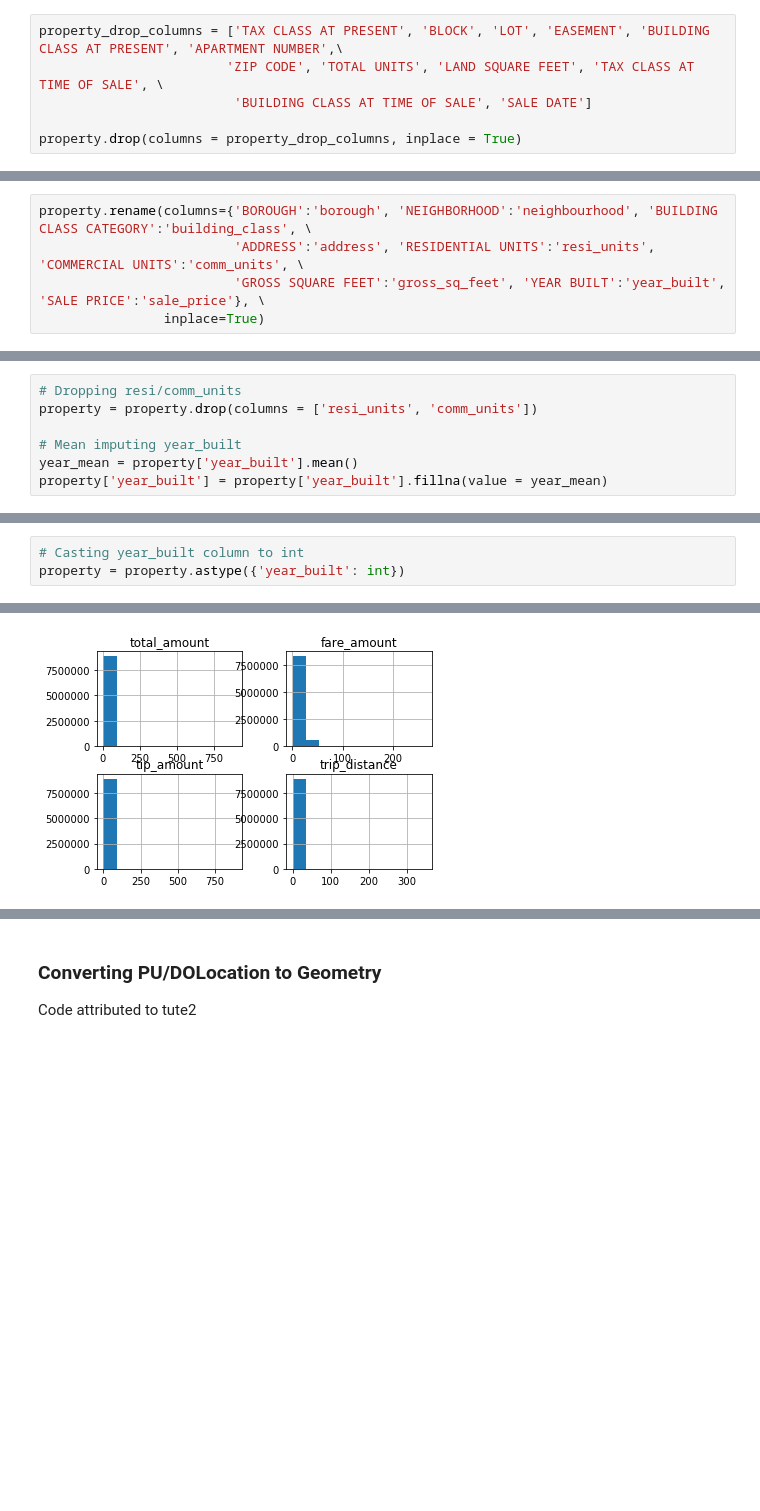
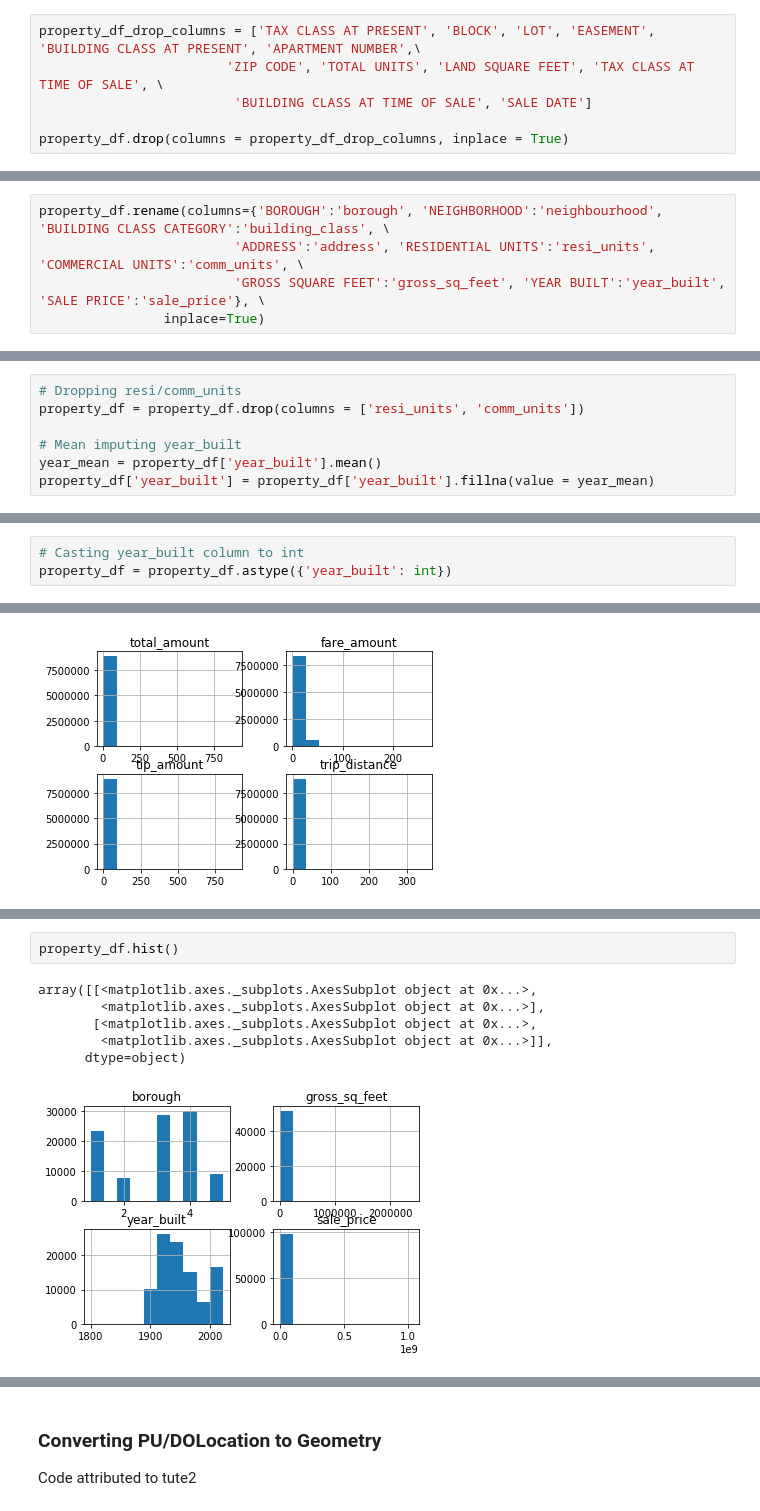
Before and after one commit to arjunrajkumar-ds/ADS_Project_1, a Jupyter notebook: code/preprocessing.ipynb, the cells around one changed output, grey strips where cells are left out. Cells and saved outputs as stored; diff of their text form; blank space fills up the shorter version.

```diff
--- a/code/preprocessing.ipynb
+++ b/code/preprocessing.ipynb
@@ -220,11 +142,11 @@ The following attributes will be dropped because again, they are unrelevant and
 - Building Class at Time of Sale
 - Sale Date
 # %%
-property_drop_columns = ['TAX CLASS AT PRESENT', 'BLOCK', 'LOT', 'EASEMENT', 'BUILDING CLASS AT PRESENT', 'APARTMENT NUMBER',\
+property_df_drop_columns = ['TAX CLASS AT PRESENT', 'BLOCK', 'LOT', 'EASEMENT', 'BUILDING CLASS AT PRESENT', 'APARTMENT NUMBER',\
                         'ZIP CODE', 'TOTAL UNITS', 'LAND SQUARE FEET', 'TAX CLASS AT TIME OF SALE', \
                          'BUILDING CLASS AT TIME OF SALE', 'SALE DATE']
 
-property.drop(columns = property_drop_columns, inplace = True)
+property_df.drop(columns = property_df_drop_columns, inplace = True)
 # %% [markdown]
 ## 2. Making consistent variable names
 # %%
@@ -242,7 +164,7 @@ yellow = yellow.withColumnRenamed(
     'dolocation_id'
 )
 # %%
-property.rename(columns={'BOROUGH':'borough', 'NEIGHBORHOOD':'neighbourhood', 'BUILDING CLASS CATEGORY':'building_class', \
+property_df.rename(columns={'BOROUGH':'borough', 'NEIGHBORHOOD':'neighbourhood', 'BUILDING CLASS CATEGORY':'building_class', \
                          'ADDRESS':'address', 'RESIDENTIAL UNITS':'resi_units', 'COMMERCIAL UNITS':'comm_units', \
                          'GROSS SQUARE FEET':'gross_sq_feet', 'YEAR BUILT':'year_built', 'SALE PRICE':'sale_price'}, \
                 inplace=True)
@@ -315,11 +238,11 @@ fig2 = property['year_built'].plot.hist()
 [figure]
 # %%
 # Dropping resi/comm_units
-property = property.drop(columns = ['resi_units', 'comm_units'])
+property_df = property_df.drop(columns = ['resi_units', 'comm_units'])
 
 # Mean imputing year_built
-year_mean = property['year_built'].mean()
-property['year_built'] = property['year_built'].fillna(value = year_mean)
+year_mean = property_df['year_built'].mean()
+property_df['year_built'] = property_df['year_built'].fillna(value = year_mean)
 # %% [markdown]
 ## 2. Typecasting
 Making sure that all columns are appropriately typed
@@ -341,7 +264,7 @@ for column in columns:
 - year_built: int - See above
 # %%
 # Casting year_built column to int
-property = property.astype({'year_built': int})
+property_df = property_df.astype({'year_built': int})
 # %% [markdown]
 ## Filtering
 
@@ -586,0 +390,9 @@ AnalysisException: Union can only be performed on tables with the same number of
+# %%
+property_df.hist()
+# %% [output]
+array([[<matplotlib.axes._subplots.AxesSubplot object at 0x...>,
+        <matplotlib.axes._subplots.AxesSubplot object at 0x...>],
+       [<matplotlib.axes._subplots.AxesSubplot object at 0x...>,
+        <matplotlib.axes._subplots.AxesSubplot object at 0x...>]],
+      dtype=object)
+[figure, added]
```
Also changed, not shown: parts of 48 cells of this notebook, 5 other files.
